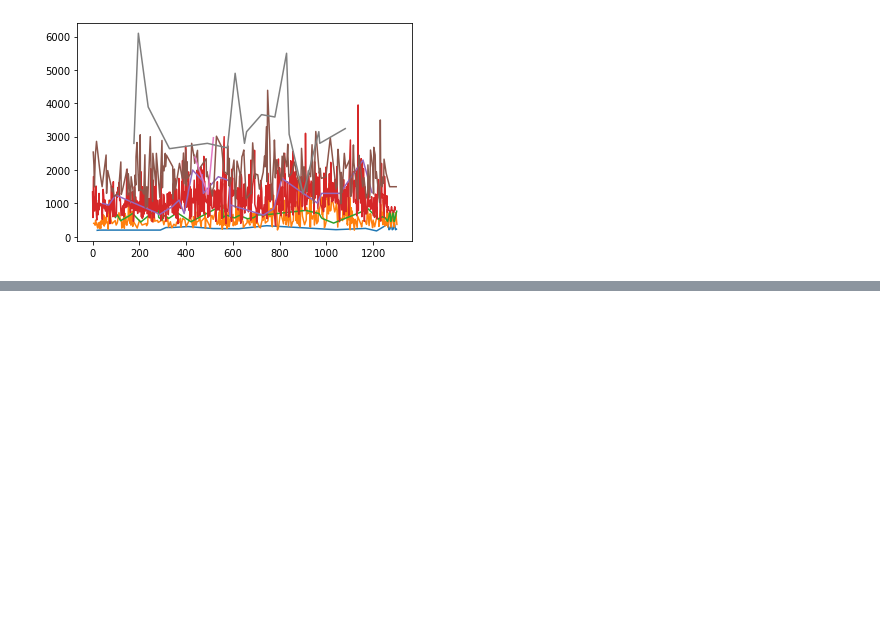
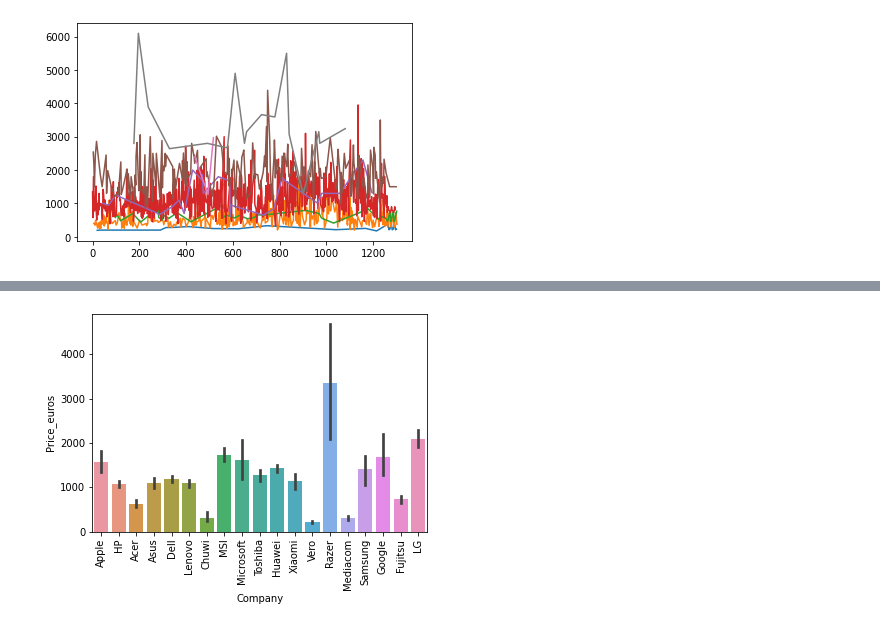
Before and after one commit to Anamtasiddiqui/minor-project, a Jupyter notebook: laptop_pp.ipynb, the cells around one changed output, grey strips where cells are left out. Drawn from its saved outputs; the diff is of its cells as text; code cells hidden in the pictures; blank space fills up the shorter version.

```diff
--- a/laptop_pp.ipynb
+++ b/laptop_pp.ipynb
@@ -247,0 +258,8 @@ Name: Price_euros, dtype: object
+# %%
+sns.barplot(x=df['Company'], y=df['Price_euros'])
+
+plt.xticks(rotation="vertical")
+
+plt.show()
+# %% [output]
+[figure, added]
```
Also changed, not shown: parts of 23 cells of this notebook.
